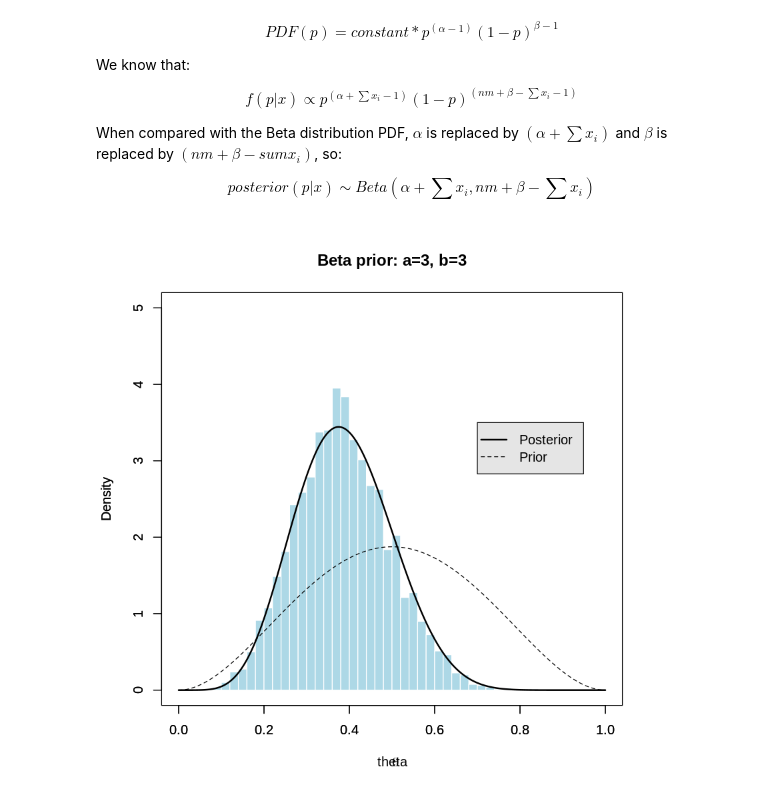
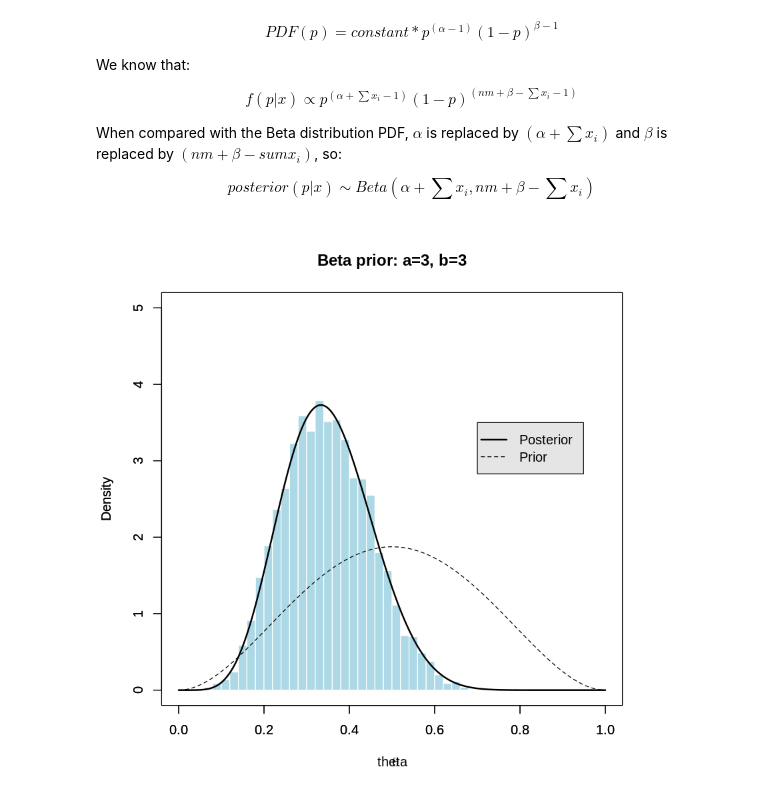
Before and after one commit to andrealorenzon/sm4ds, a Jupyter notebook: Assignment 3 .ipynb, the cells around one changed output. Drawn from its saved outputs; the diff is of its cells as text; code cells hidden in the pictures.

```diff
--- a/Assignment 3 .ipynb
+++ b/Assignment 3 .ipynb
@@ -429,4 +429,4 @@ library(rstan)
 
 y <- c(1,0,0,1,0,0,0,0,0,1,0,0,1,0)
 n <- 14
-fit <- stan(file="betabinomial.stan", data = list(k=4, N=12))
+fit <- stan(file="betabinomial.stan", data = list(k=4, N=14))
@@ -487,14 +505,14 @@ $$posterior(p|x) \sim Beta(\alpha+\sum x_i, nm+\beta-\sum x_i)$$
 # %%
 # comparison between STAN distribution and betabinomial
 
 hist(ex$theta, xlim=c(0,1), ylim=c(0,5),breaks=40,col="lightblue", border="white", xlab="theta", main ="", freq=FALSE)
 par(new=TRUE)
 pi <- Vectorize(function(theta)  dbeta(theta,3,3))
-pi6 <- Vectorize(function(theta)  dbeta(theta,3+4,3+8))
+pi6 <- Vectorize(function(theta)  dbeta(theta,3+4,3+10))
 curve(pi6, xlim=c(0,1), ylim=c(0,5),xlab=~theta, ylab="Density", main="Beta prior: a=3, b=3", lwd=2,n=10000)
 curve(pi, xlim=c(0,1), ylim=c(0,5),xlab=~theta,lwd=1,lty = 2, add=T,n=10000)
 legend(0.7, 3.5, c("Posterior","Prior"), col=c("black","black"),
        text.col = "black", lty = c(1, 2), lwd = c(2,1),
        merge = TRUE, bg = "gray90",cex=1)
 # %% [output]
-[figure, old version]
+[figure, new version]
```
Also changed, not shown: parts of 4 cells of this notebook.
